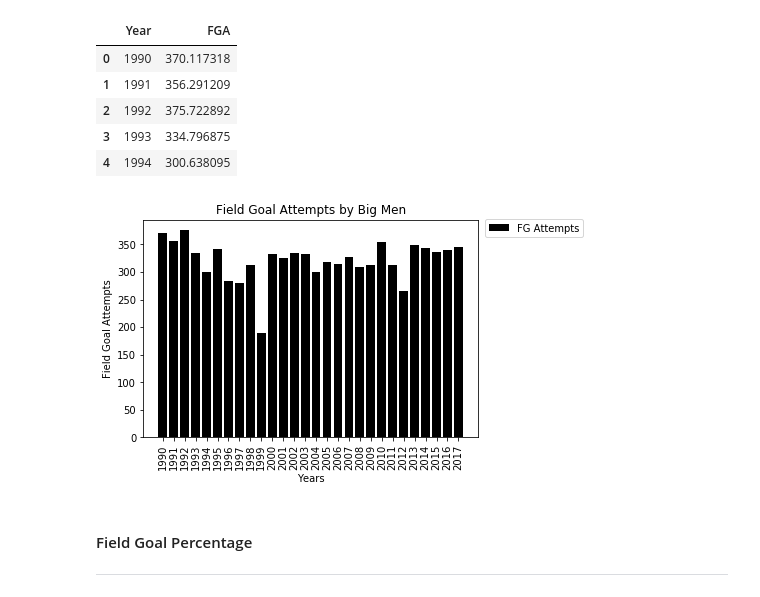
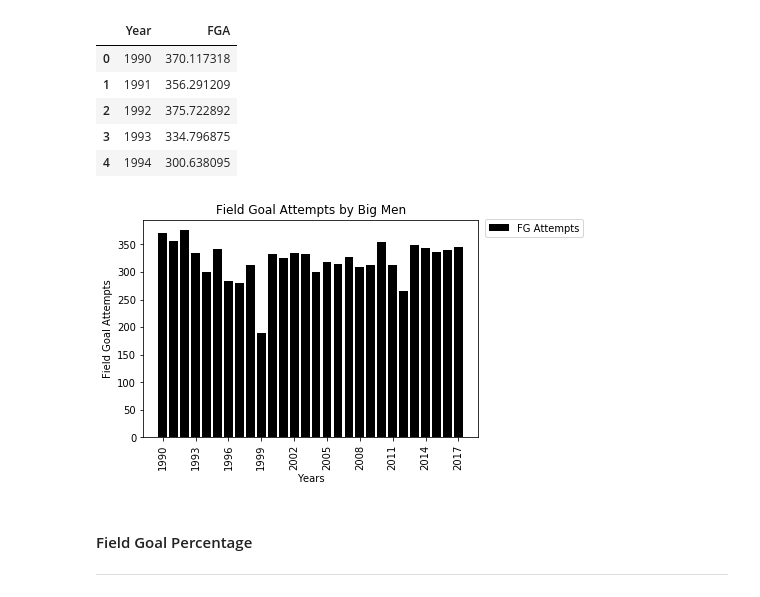
Before and after one commit to logan7734/Project1_repo, a Jupyter notebook: Presentation Notebook-Final.ipynb, the cells around one changed output. Drawn from its saved outputs; the diff is of its cells as text; code cells hidden in the pictures.

```diff
--- a/Presentation Notebook-Final.ipynb
+++ b/Presentation Notebook-Final.ipynb
@@ -204,21 +204,21 @@ fga_big.head()
 # %%
 #Big Men FGA Graphical
 fga_big_plot = plt.bar(fga_big["Year"], fga_big["FGA"], color='Black')
 
 
 #Change values of xticks
-plt.xticks(np.arange(1990,2018,step=1),rotation='vertical')
+plt.xticks(np.arange(1990,2018,step=3),rotation='vertical')
 plt.legend([fga_big_plot], ["FG Attempts"], loc='best', bbox_to_anchor = (1.33,1.025))
 
 #Set Axis Labels and Titles
 plt.xlabel("Years")
 plt.ylabel("Field Goal Attempts")
 plt.title("Field Goal Attempts by Big Men")
 
 
 plt.show()
 # %% [output]
-[figure, old version]
+[figure, new version]
 # %% [markdown]
 #### Field Goal Percentage
 ***
```
Also changed, not shown: parts of 2 cells of this notebook, 1 other file.
